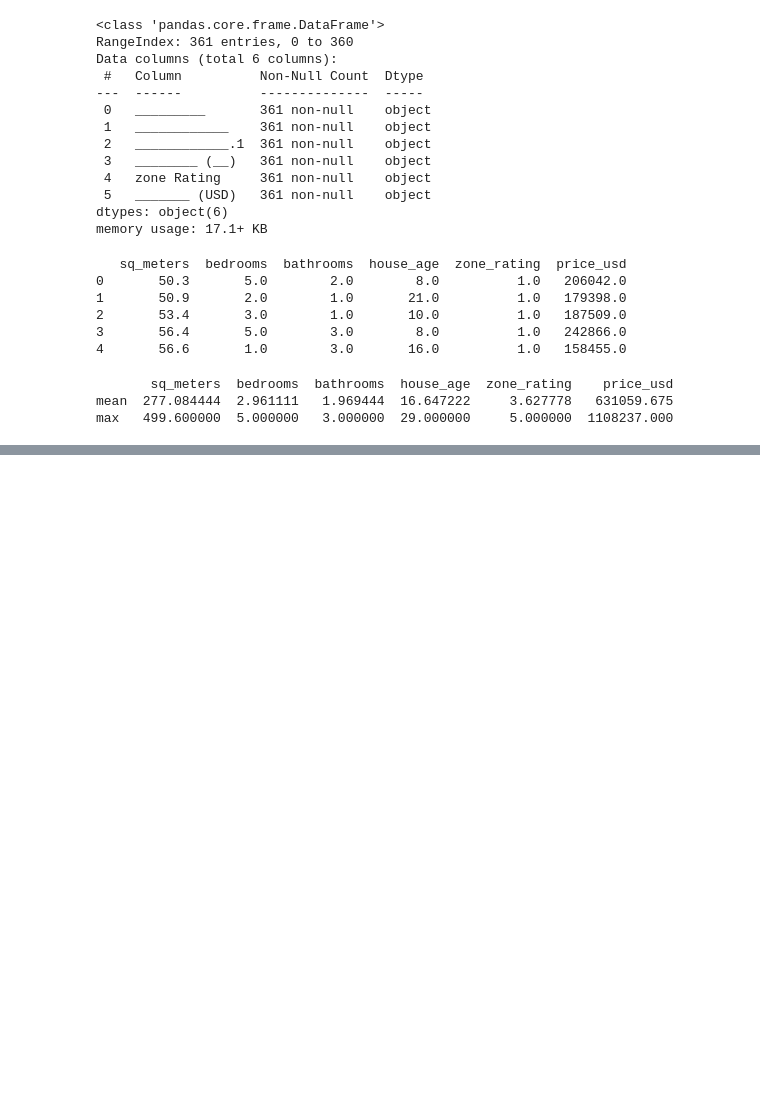
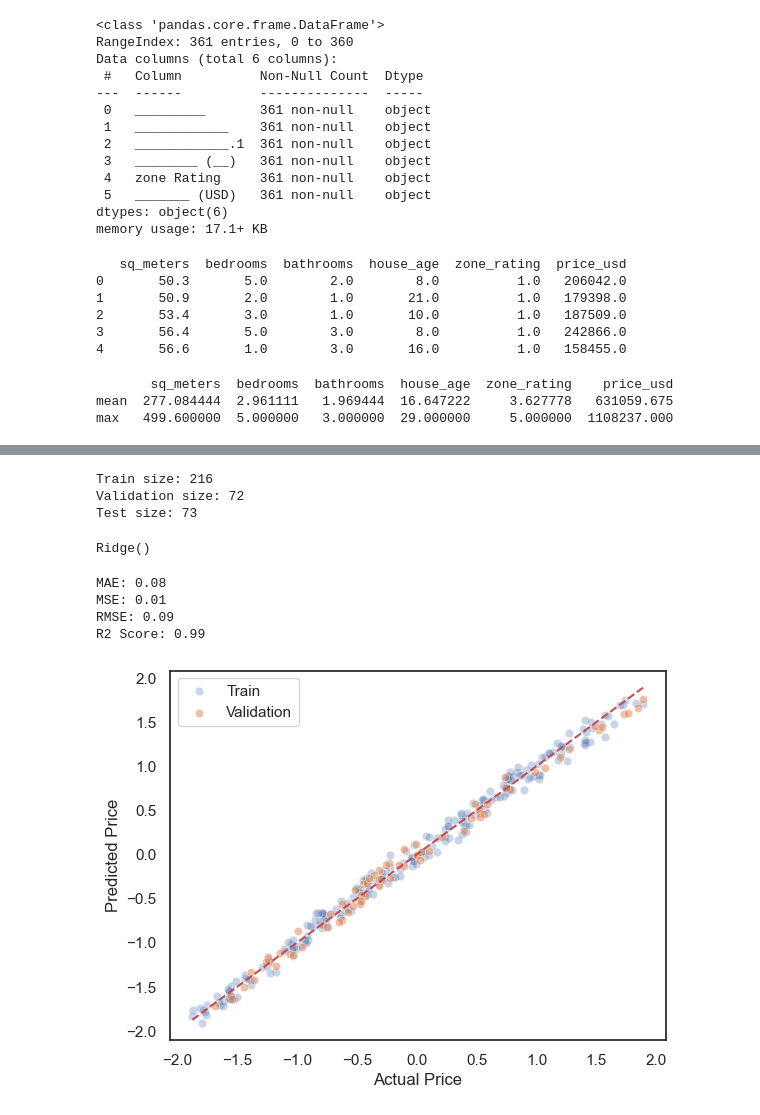
Before and after one commit to virvid/uni-01418261-ai, a Jupyter notebook: postmid/ridge.ipynb, the cells around one changed output, grey strips where cells are left out. Cells and saved outputs as stored; diff of their text form; code cells hidden in the pictures; blank space fills up the shorter version.

Commit message:
add ridge regression model

```diff
--- a/postmid/ridge.ipynb
+++ b/postmid/ridge.ipynb
@@ -109,3 +109,51 @@ y = df_scaled.iloc[:, -1]
 from sklearn.model_selection import train_test_split
 
 X_train, X_test, y_train, y_test = train_test_split(X, y, test_size=0.2, random_state=67)
+# %%
+X_temp, X_test, y_temp, y_test = train_test_split(X, y, test_size=0.2, random_state=67)
+
+X_train, X_val, y_train, y_val = train_test_split(X_temp, y_temp, test_size=0.25, random_state=67)
+
+print(f"Train size: {len(X_train)}")
+print(f"Validation size: {len(X_val)}")
+print(f"Test size: {len(X_test)}")
+# %% [output]
+Train size: 216
+Validation size: 72
+Test size: 73
+# %%
+from sklearn.linear_model import Ridge
+
+ridge_model = Ridge(alpha=1.0)
+
+ridge_model.fit(X_train, y_train)
+# %% [output]
+Ridge()
+# %%
+from sklearn.metrics import mean_absolute_error, mean_squared_error, r2_score
+y_pred_val = ridge_model.predict(X_val)
+
+mae = mean_absolute_error(y_val, y_pred_val)
+mse = mean_squared_error(y_val, y_pred_val)
+rmse = np.sqrt(mse)
+r2 = r2_score(y_val, y_pred_val)
+
+print(f"MAE: {mae:.2f}")
+print(f"MSE: {mse:.2f}")
+print(f"RMSE: {rmse:.2f}")
+print(f"R2 Score: {r2:.2f}")
+# %% [output]
+MAE: 0.08
+MSE: 0.01
+RMSE: 0.09
+R2 Score: 0.99
+# %%
+sns.scatterplot(x=y_train, y=ridge_model.predict(X_train), alpha=0.3, label='Train')
+sns.scatterplot(x=y_val, y=y_pred_val, alpha=0.5, label='Validation')
+
+plt.ylabel("Predicted Price")
+plt.xlabel("Actual Price")
+plt.plot([y_train.min(), y_train.max()], [y_train.min(), y_train.max()], 'r--', lw=1.5)
+plt.show()
+# %% [output]
+[figure, added]
```
Also changed, not shown: parts of 2 cells of this notebook.
